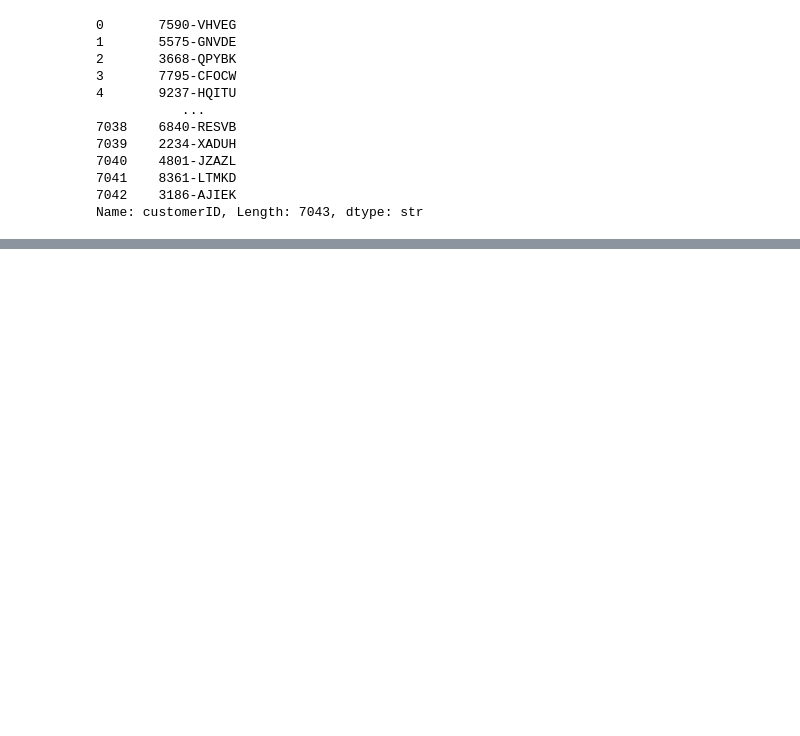
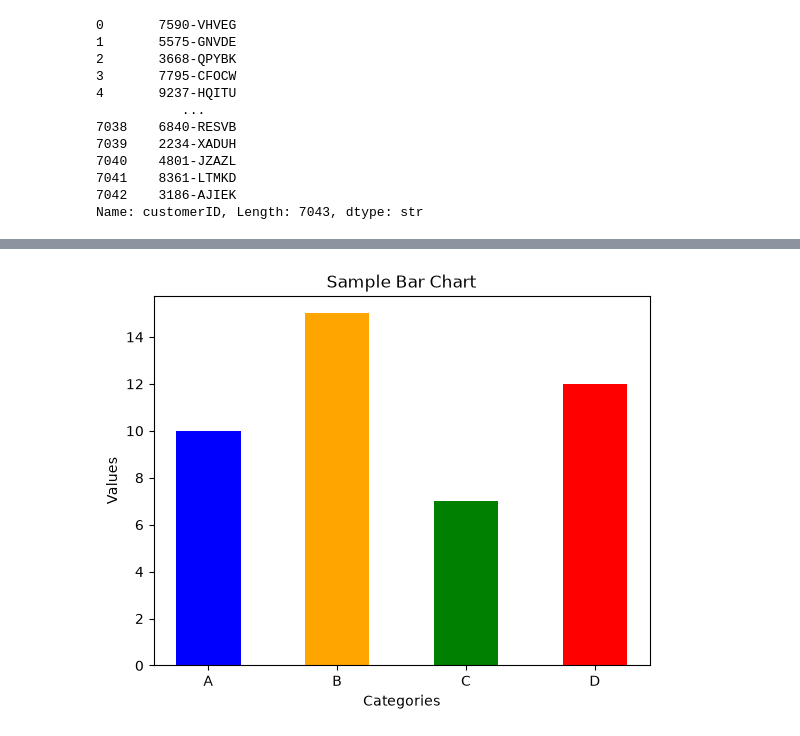
Before and after one commit to vidubha-sankha/python-course-Krish, a Jupyter notebook: test.ipynb, the cells around one changed output, grey strips where cells are left out. Saved outputs shown, nothing was run; the diff lists cells and outputs as text; code cells hidden in the pictures; blank space fills up the shorter version.

```diff
--- a/test.ipynb
+++ b/test.ipynb
@@ -359,0 +497,13 @@ Name: customerID, Length: 7043, dtype: str
+# %%
+import matplotlib.pyplot as plt
+
+categories = ['A', 'B', 'C', 'D']
+values = [10, 15, 7, 12]
+
+plt.bar(categories, values, color=['blue', 'orange', 'green', 'red'],width=0.5)
+plt.xlabel('Categories')
+plt.ylabel('Values')
+plt.title('Sample Bar Chart')
+plt.show()
+# %% [output]
+[figure, added]
```
Also changed, not shown: parts of 26 cells of this notebook, 6 other files.
